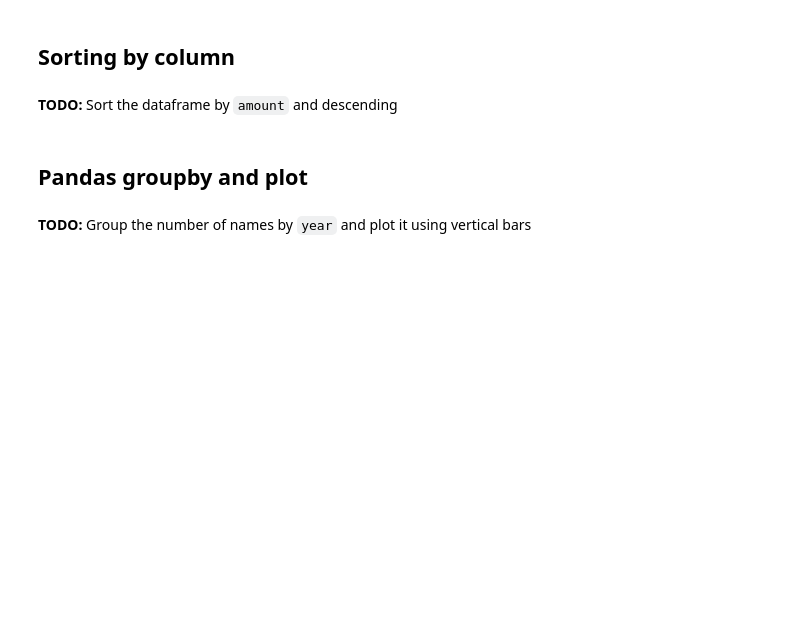
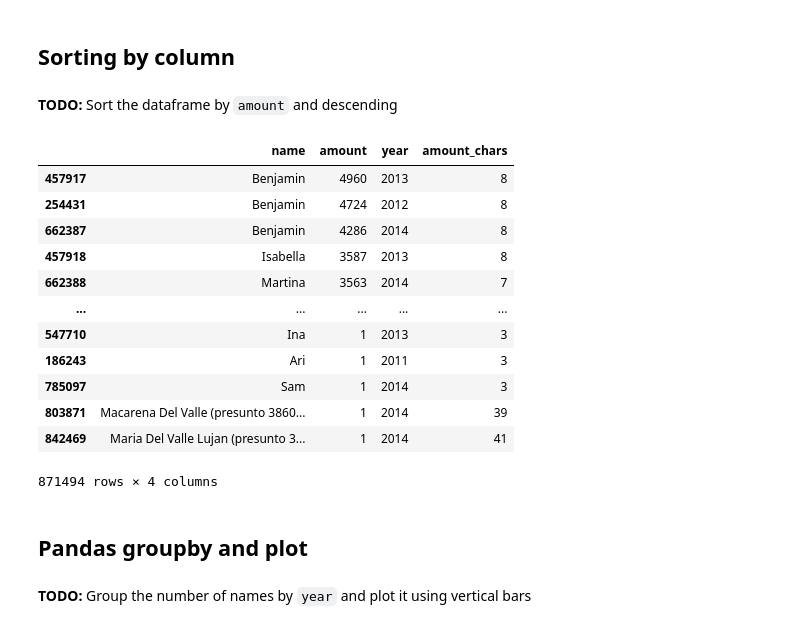
Before and after one commit to pipuf/ml_dev_cert, a Jupyter notebook: 3_1_1_PRACTICE_Pandas.ipynb, the cells around one changed output. Cells and saved outputs as stored; diff of their text form; code cells hidden in the pictures; blank space fills up the shorter version.

```diff
--- a/3_1_1_PRACTICE_Pandas.ipynb
+++ b/3_1_1_PRACTICE_Pandas.ipynb
@@ -111,6 +276,21 @@ print(dice[dice > 3])
 **TODO:** Sort the dataframe by `amount` and descending
 # %%
 # Complete this cell with your code
+df_names.sort_values('amount',ascending=False)
+# %% [output]
+|  | name | amount | year | amount_chars |
+| 457917 | Benjamin | 4960 | 2013 | 8 |
+| 254431 | Benjamin | 4724 | 2012 | 8 |
+| 662387 | Benjamin | 4286 | 2014 | 8 |
+| 457918 | Isabella | 3587 | 2013 | 8 |
+| 662388 | Martina | 3563 | 2014 | 7 |
+| ... | ... | ... | ... | ... |
+| 547710 | Ina | 1 | 2013 | 3 |
+| 186243 | Ari | 1 | 2011 | 3 |
+| 785097 | Sam | 1 | 2014 | 3 |
+| 803871 | Macarena Del Valle (presunto 3860... | 1 | 2014 | 39 |
+| 842469 | Maria Del Valle Lujan (presunto 3... | 1 | 2014 | 41 |
+871494 rows × 4 columns
 # %% [markdown]
 ## Pandas groupby and plot
 # %% [markdown]
```
Also changed, not shown: parts of 22 cells of this notebook.
